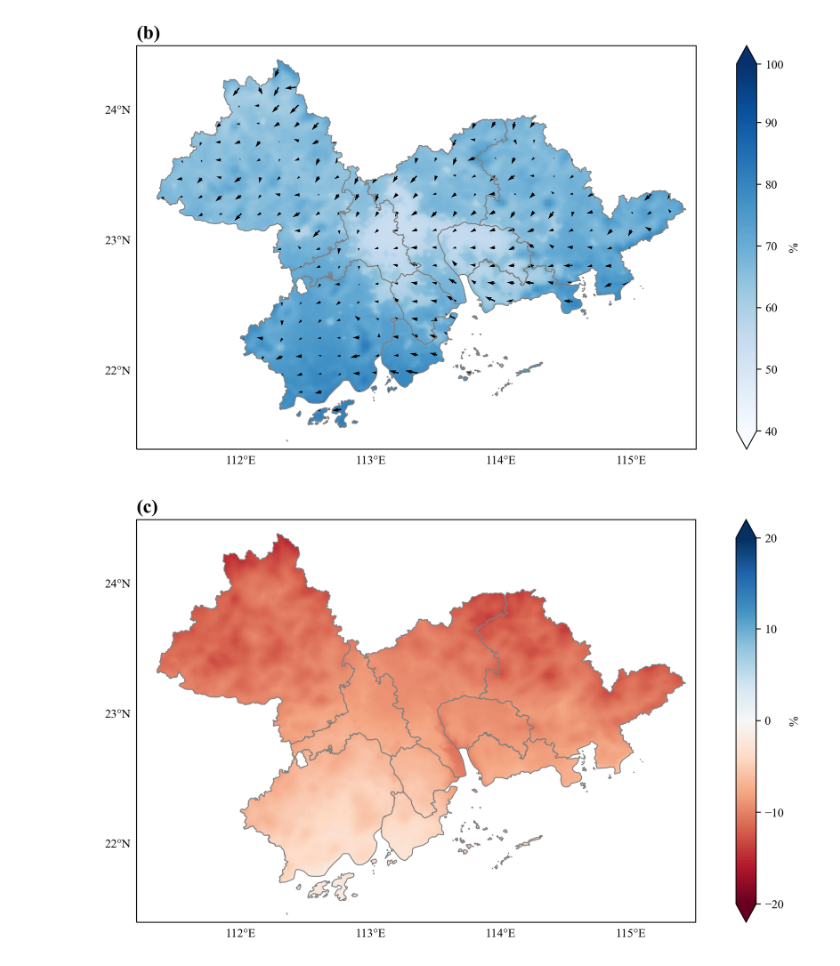
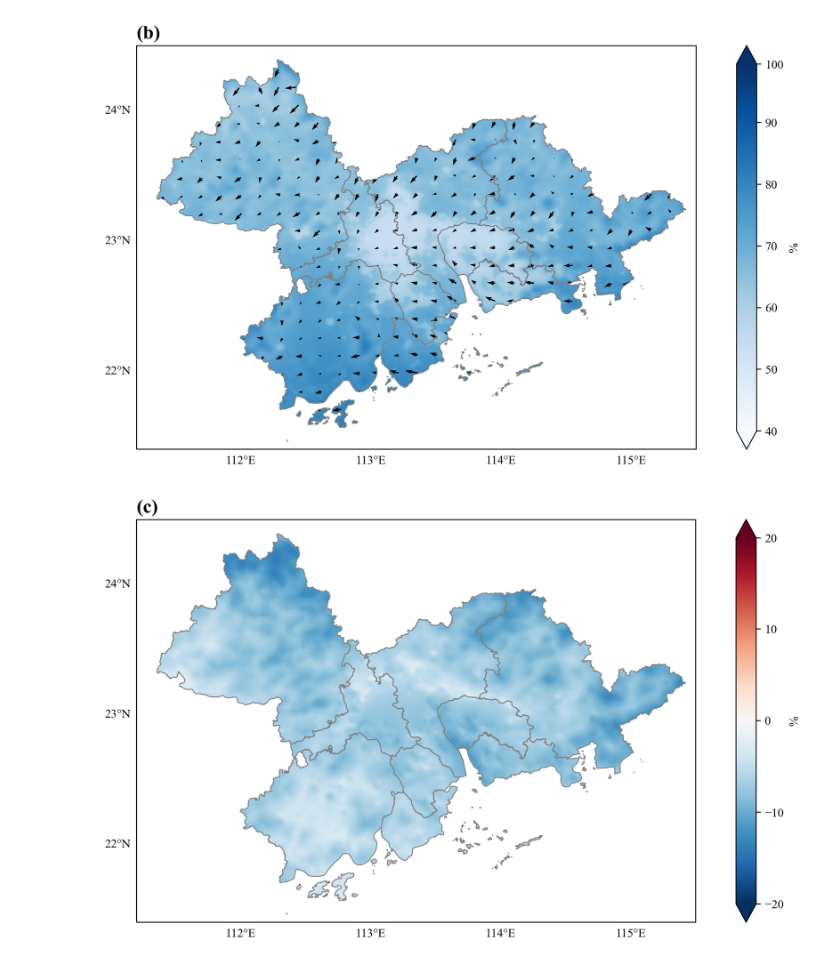
Before and after one commit to Iphisxu/MasterGRAD-Seasonally, a Jupyter notebook: scripts/Ground/Plot_spatial/RH.ipynb, the cells around one changed output. Drawn from its saved outputs; the diff is of its cells as text; code cells hidden in the pictures.

```diff
--- a/scripts/Ground/Plot_spatial/RH.ipynb
+++ b/scripts/Ground/Plot_spatial/RH.ipynb
@@ -20,28 +20,26 @@ import warnings
 warnings.filterwarnings("ignore")
 # %%
 var = 'RH'
-month = "Sep"
 
-low_years = np.array([2016,2015,2014])
-high_years = np.array([2022,2021,2019])
+years = np.array([2022,2021,2019]) # 此处年份倒置是为了方便后续创建dataarray时取用时间维度
 
-low_files  = [os.path.join(processed_dir, f"{month}_{year}/{month}_{year}_mcip.nc") for year in low_years]
-high_files = [os.path.join(processed_dir, f"{month}_{year}/{month}_{year}_mcip.nc") for year in high_years]
+summer_files = [os.path.join(processed_dir, f"Jul_{year}/Jul_{year}_mcip.nc") for year in years]
+autumn_files = [os.path.join(processed_dir, f"Sep_{year}/Sep_{year}_mcip.nc") for year in years]
 
-avg_low     = average_data(low_files, var)
-avg_high    = average_data(high_files, var)
-avg_low_uw  = average_data(low_files, 'uwind')
-avg_high_uw = average_data(high_files, 'uwind')
-avg_low_vw  = average_data(low_files, 'vwind')
-avg_high_vw = average_data(high_files, 'vwind')
+avg_summer    = average_data(summer_files, var)
+avg_autumn    = average_data(autumn_files, var)
+avg_summer_uw = average_data(summer_files, 'uwind')
+avg_autumn_uw = average_data(autumn_files, 'uwind')
+avg_summer_vw = average_data(summer_files, 'vwind')
+avg_autumn_vw = average_data(autumn_files, 'vwind')
 # %%
-mean_low   = avg_low.mean(dim='time')
-mean_high  = avg_high.mean(dim='time')
+mean_summer = avg_summer.mean(dim='time')
+mean_autumn = avg_autumn.mean(dim='time')
 
-uwind_low  = avg_low_uw.mean(dim='time')
-uwind_high = avg_high_uw.mean(dim='time')
-vwind_low  = avg_low_vw.mean(dim='time')
-vwind_high = avg_high_vw.mean(dim='time')
+uwind_summer = avg_summer_uw.mean(dim='time')
+uwind_autumn = avg_autumn_uw.mean(dim='time')
+vwind_summer = avg_summer_vw.mean(dim='time')
+vwind_autumn = avg_autumn_vw.mean(dim='time')
 # %%
 cmin=40
 cmax=100
@@ -64,11 +62,11 @@ plot_PRD_map(avg_low, cmin, cmax, cmstep, cbstep,
 # %%
 cmin = -20
 cmax = 20
 cmstep = 0.1
 cbstep = 10
 
-plot_PRD_diff(avg_low, cmin, cmax, cmstep, cbstep,
-              mean_low, mean_high,
-              mapcolor='RdBu',title='(c)', colorbar_label='%')
+plot_PRD_diff(avg_summer, cmin, cmax, cmstep, cbstep,
+              mean_summer, mean_autumn,
+              mapcolor='RdBu_r',title='(c)', colorbar_label='%')
 # %% [output]
-[figure, old version]
+[figure, new version]
```
Also changed, not shown: parts of 4 cells of this notebook, 5 other files.
